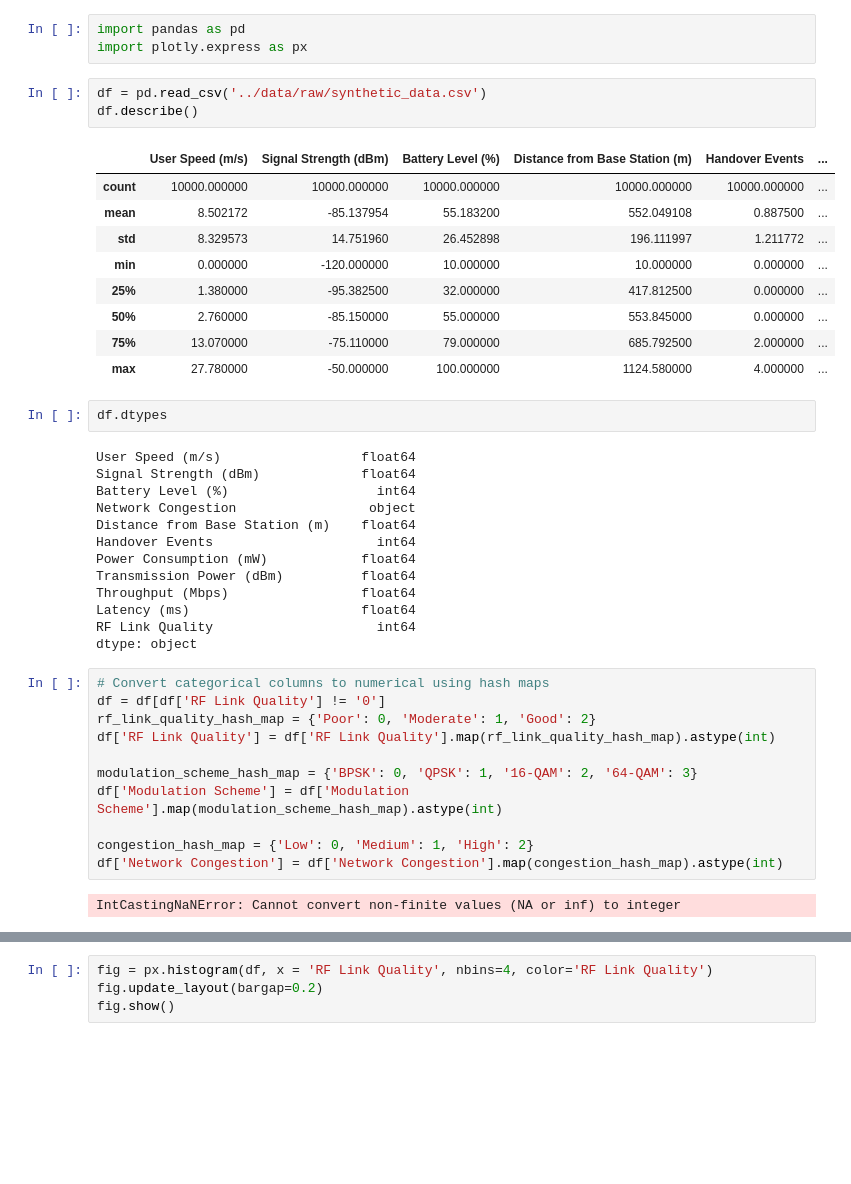
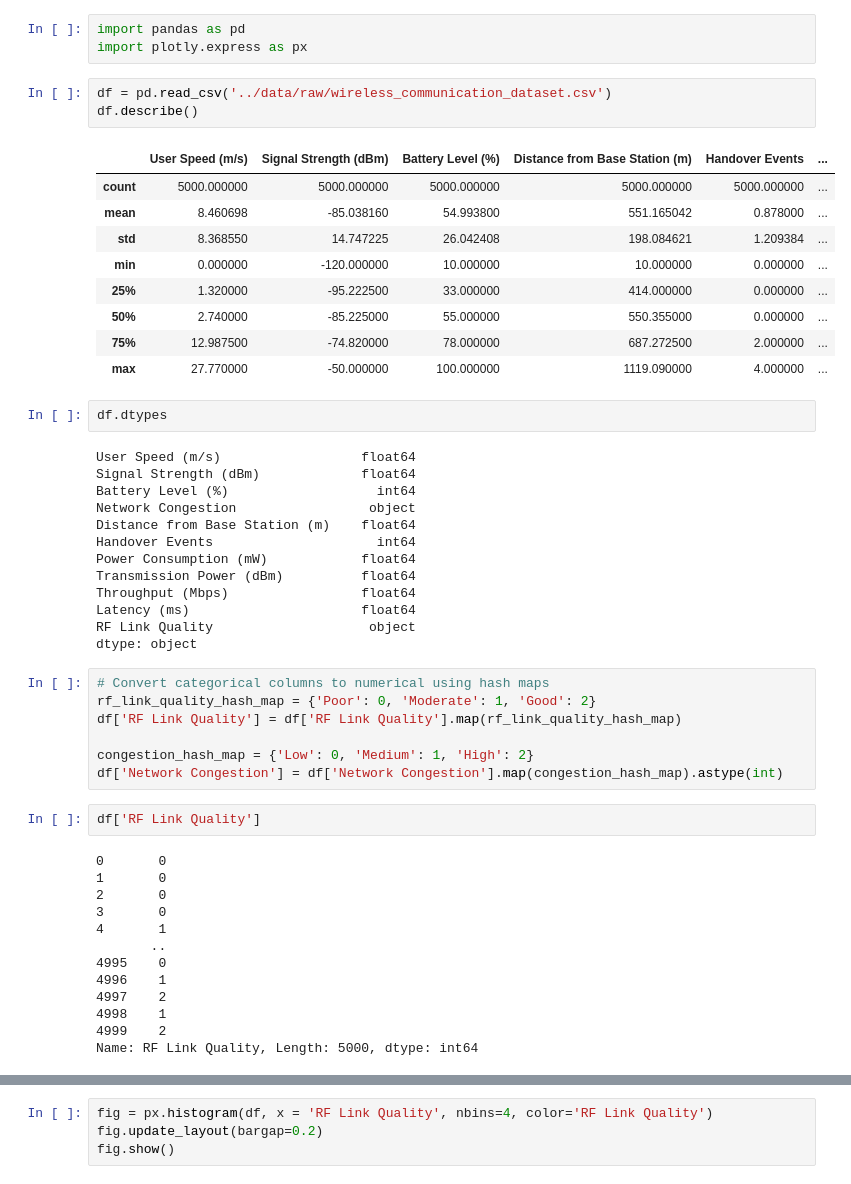
Before and after one commit to huynhtiennhat0403/networks-optimization, a Jupyter notebook: notebooks/explore_data.ipynb, the cells around one changed output, grey strips where cells are left out. Saved outputs shown, nothing was run; the diff lists cells and outputs as text; blank space fills up the shorter version.

```diff
--- a/notebooks/explore_data.ipynb
+++ b/notebooks/explore_data.ipynb
@@ -2,18 +2,18 @@
 import pandas as pd
 import plotly.express as px
 # %%
-df = pd.read_csv('../data/raw/synthetic_data.csv')
+df = pd.read_csv('../data/raw/wireless_communication_dataset.csv')
 df.describe()
 # %% [output]
 |  | User Speed (m/s) | Signal Strength (dBm) | Battery Level (%) | Distance from Base Station (m) | Handover Events | ... |
-| count | 10000.000000 | 10000.000000 | 10000.000000 | 10000.000000 | 10000.000000 | ... |
-| mean | 8.502172 | -85.137954 | 55.183200 | 552.049108 | 0.887500 | ... |
-| std | 8.329573 | 14.751960 | 26.452898 | 196.111997 | 1.211772 | ... |
+| count | 5000.000000 | 5000.000000 | 5000.000000 | 5000.000000 | 5000.000000 | ... |
+| mean | 8.460698 | -85.038160 | 54.993800 | 551.165042 | 0.878000 | ... |
+| std | 8.368550 | 14.747225 | 26.042408 | 198.084621 | 1.209384 | ... |
 | min | 0.000000 | -120.000000 | 10.000000 | 10.000000 | 0.000000 | ... |
-| 25% | 1.380000 | -95.382500 | 32.000000 | 417.812500 | 0.000000 | ... |
-| 50% | 2.760000 | -85.150000 | 55.000000 | 553.845000 | 0.000000 | ... |
-| 75% | 13.070000 | -75.110000 | 79.000000 | 685.792500 | 2.000000 | ... |
-| max | 27.780000 | -50.000000 | 100.000000 | 1124.580000 | 4.000000 | ... |
+| 25% | 1.320000 | -95.222500 | 33.000000 | 414.000000 | 0.000000 | ... |
+| 50% | 2.740000 | -85.225000 | 55.000000 | 550.355000 | 0.000000 | ... |
+| 75% | 12.987500 | -74.820000 | 78.000000 | 687.272500 | 2.000000 | ... |
+| max | 27.770000 | -50.000000 | 100.000000 | 1119.090000 | 4.000000 | ... |
 # %%
 df.dtypes
 # %% [output]
@@ -27,21 +27,30 @@ Power Consumption (mW)            float64
 Transmission Power (dBm)          float64
 Throughput (Mbps)                 float64
 Latency (ms)                      float64
-RF Link Quality                     int64
+RF Link Quality                    object
 dtype: object
 # %%
 # Convert categorical columns to numerical using hash maps
-df = df[df['RF Link Quality'] != '0']
 rf_link_quality_hash_map = {'Poor': 0, 'Moderate': 1, 'Good': 2}
-df['RF Link Quality'] = df['RF Link Quality'].map(rf_link_quality_hash_map).astype(int)
-
-modulation_scheme_hash_map = {'BPSK': 0, 'QPSK': 1, '16-QAM': 2, '64-QAM': 3}
-df['Modulation Scheme'] = df['Modulation Scheme'].map(modulation_scheme_hash_map).astype(int)
+df['RF Link Quality'] = df['RF Link Quality'].map(rf_link_quality_hash_map)
 
 congestion_hash_map = {'Low': 0, 'Medium': 1, 'High': 2}
 df['Network Congestion'] = df['Network Congestion'].map(congestion_hash_map).astype(int)
-# %% [output]
-IntCastingNaNError: Cannot convert non-finite values (NA or inf) to integer
+# %%
+df['RF Link Quality']
+# %% [output]
+0       0
+1       0
+2       0
+3       0
+4       1
+       ..
+4995    0
+4996    1
+4997    2
+4998    1
+4999    2
+Name: RF Link Quality, Length: 5000, dtype: int64
 # %%
 # Correlation matrix
 corr = df.corr()
```
Also changed, not shown: parts of 3 cells of this notebook, 10 other files.
